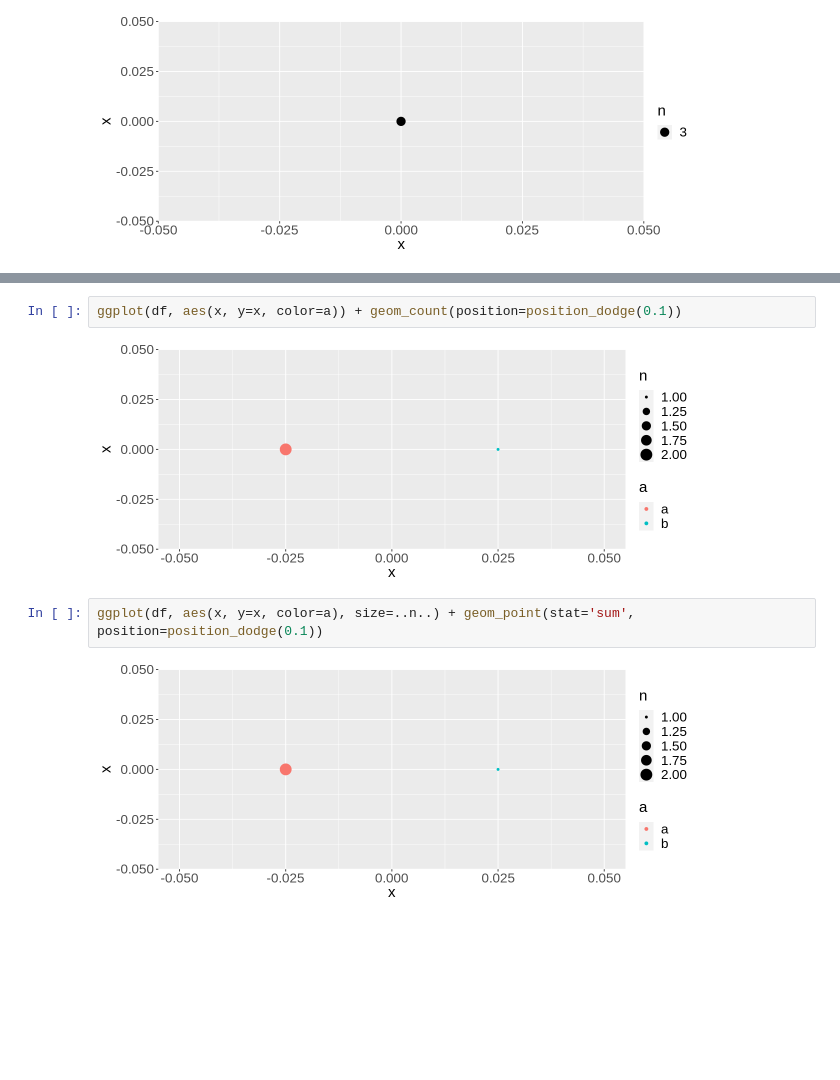
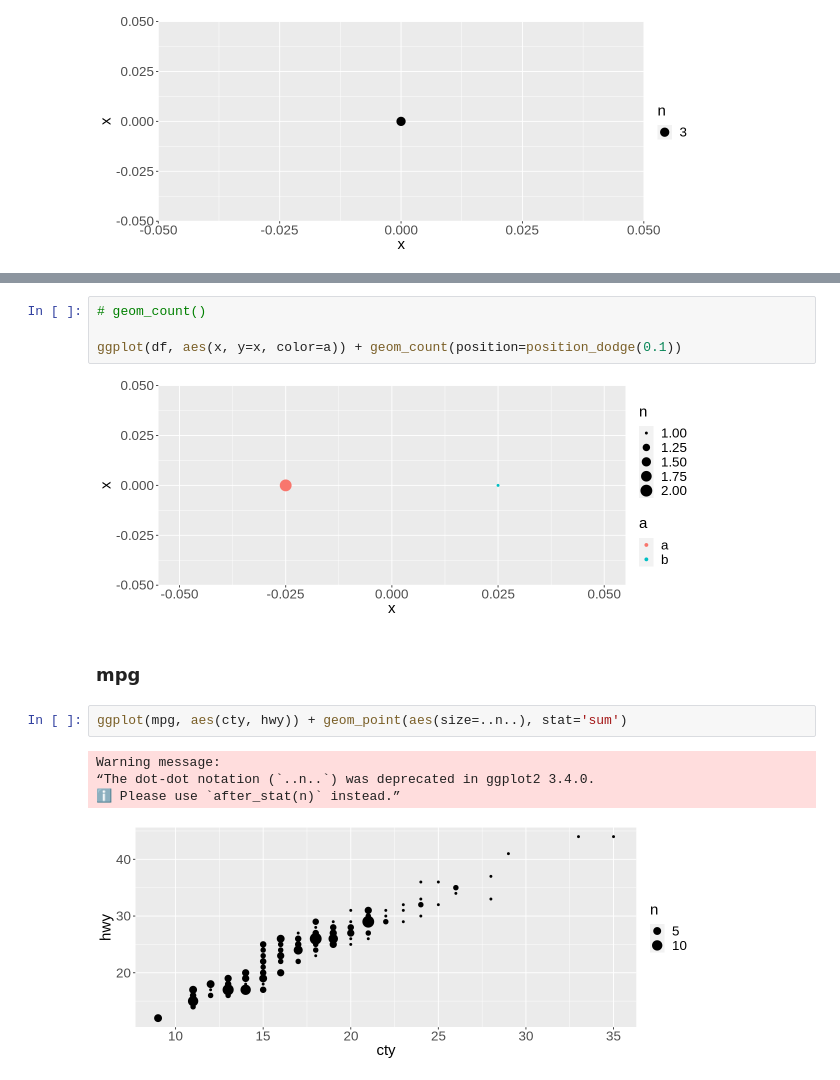
Before and after one commit to OLarionova-HORIS/lets-plot-experiments, a Jupyter notebook: demo/geom_count/r_geom_count.ipynb, the cells around one changed output, grey strips where cells are left out. Cells and saved outputs as stored; diff of their text form; blank space fills up the shorter version.

Commit message:
Add: r_geom_count + lp_geom_count2d

```diff
--- a/demo/geom_count/r_geom_count.ipynb
+++ b/demo/geom_count/r_geom_count.ipynb
@@ -15,8 +21,15 @@ ggplot(df, aes(x, y=x)) + geom_count()
 # %%
+# geom_count()
+
 ggplot(df, aes(x, y=x, color=a)) + geom_count(position=position_dodge(0.1))
 # %% [output]
 [figure]
-# %%
-ggplot(df, aes(x, y=x, color=a), size=..n..) + geom_point(stat='sum', position=position_dodge(0.1))
-# %% [output]
-[figure, removed]
+# %% [markdown]
+### mpg
+# %%
+ggplot(mpg, aes(cty, hwy)) + geom_point(aes(size=..n..), stat='sum')
+# %% [output]
+Warning message:
+“The dot-dot notation (`..n..`) was deprecated in ggplot2 3.4.0.
+ℹ Please use `after_stat(n)` instead.”
+[figure, added]
```
Also changed, not shown: parts of 9 cells of this notebook, 1 other file.
